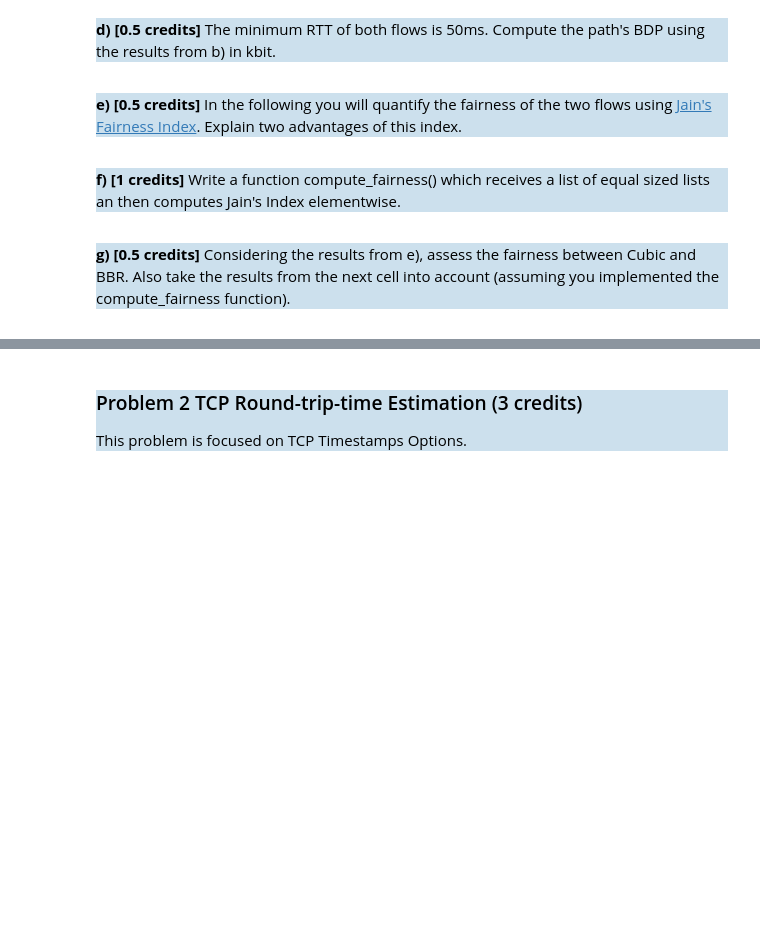
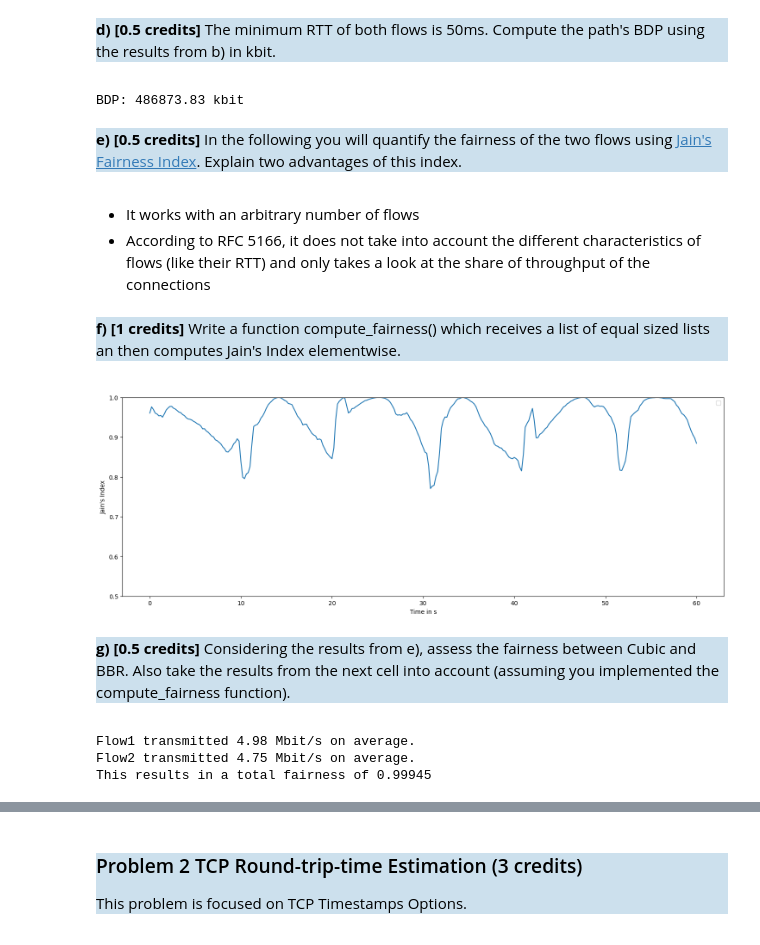
Before and after one commit to simonpannek/quic-interop-rust, a Jupyter notebook: tutorial/tutorial2/tutorial2.ipynb, the cells around one changed output, grey strips where cells are left out. Cells and saved outputs as stored; diff of their text form; code cells hidden in the pictures; blank space fills up the shorter version.

```diff
--- a/tutorial/tutorial2/tutorial2.ipynb
+++ b/tutorial/tutorial2/tutorial2.ipynb
@@ -114,8 +130,14 @@ The minimum RTT of both flows is 50ms. Compute the path's BDP using the results
 # %%
 BDP = 0
 # begin insert code
+# average of link capacity * RTT
+BDP = np.average(compute_sum(flow1, flow2)) * 50
+# convert to kbit
+BDP /= 1000
 # end insert code
 print('BDP: {:.2f} kbit'.format(BDP))
+# %% [output]
+BDP: 486873.83 kbit
 # %% [markdown]
 <div style="background-color:rgba(100, 160, 200, 0.33);">
 <p>
@@ -125,6 +147,9 @@ In the following you will quantify the fairness of the two flows using
 </p>
 
 </div>
+# %% [markdown]
+- It works with an arbitrary number of flows
+- According to RFC 5166, it does not take into account the different characteristics of flows (like their RTT) and only takes a look at the share of throughput of the connections
 # %% [markdown]
 <div style="background-color:rgba(100, 160, 200, 0.33);">
 <p>
@@ -136,22 +161,33 @@ Write a function <span style="font-family: monospace">compute_fairness()</span>
 # %%
 # Example:
 # input: [[1, 2, 3], [4, 5, 6]]
 # output: [jain(1,4), jain(2, 5), jain(3, 6)]
 # with jain(x1, x2, ...): jain index of x1, x2, ...
 
 def compute_fairness(*lists):
 
     # this checks is all input lists have same size
     assert len(set(map(len, lists))) == 1
 
     # begin insert code
+    lists = np.array(lists)
+    result = np.zeros(len(lists[0]))
+
+    for i in range(len(lists[0])):
+        current = lists[:, i]
+        result[i] = np.sum(current) ** 2
+        result[i] /= len(current) * np.sum(current ** 2)
+
+    return result
     # end insert code
 
     # Dummy output
     # returns [1,1, ...] of the same length as the first parameter
     return [1, ] * len(lists[0])
 
 plot((ts, compute_fairness(flow1, flow2)), x_label='Time in s', y_label='Jain\'s Index', y_min=0.5, y_max=1)
+# %% [output]
+[figure, added]
 # %% [markdown]
 <div style="background-color:rgba(100, 160, 200, 0.33);">
 <p>
@@ -166,3 +202,7 @@ print('Flow2 transmitted {:.2f} Mbit/s on average.'.format(np.mean(flow2) / 10**
 
 total_fairness = compute_fairness([np.mean(flow1)], [np.mean(flow2)])
 print('This results in a total fairness of {:.5f}'.format(total_fairness[0]))
+# %% [output]
+Flow1 transmitted 4.98 Mbit/s on average.
+Flow2 transmitted 4.75 Mbit/s on average.
+This results in a total fairness of 0.99945
```
Also changed, not shown: parts of 27 cells of this notebook.
